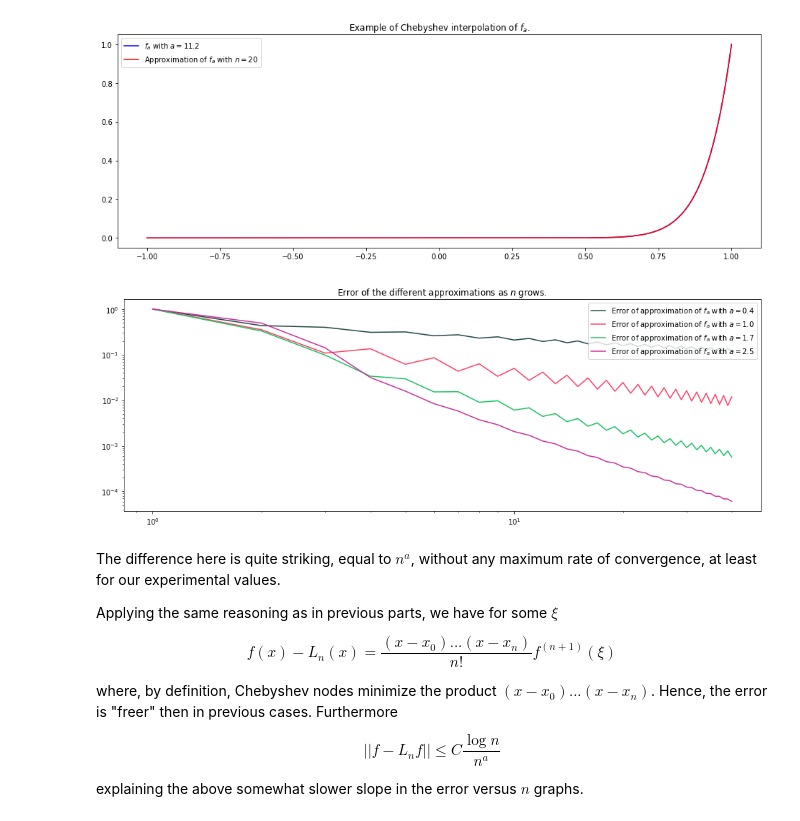
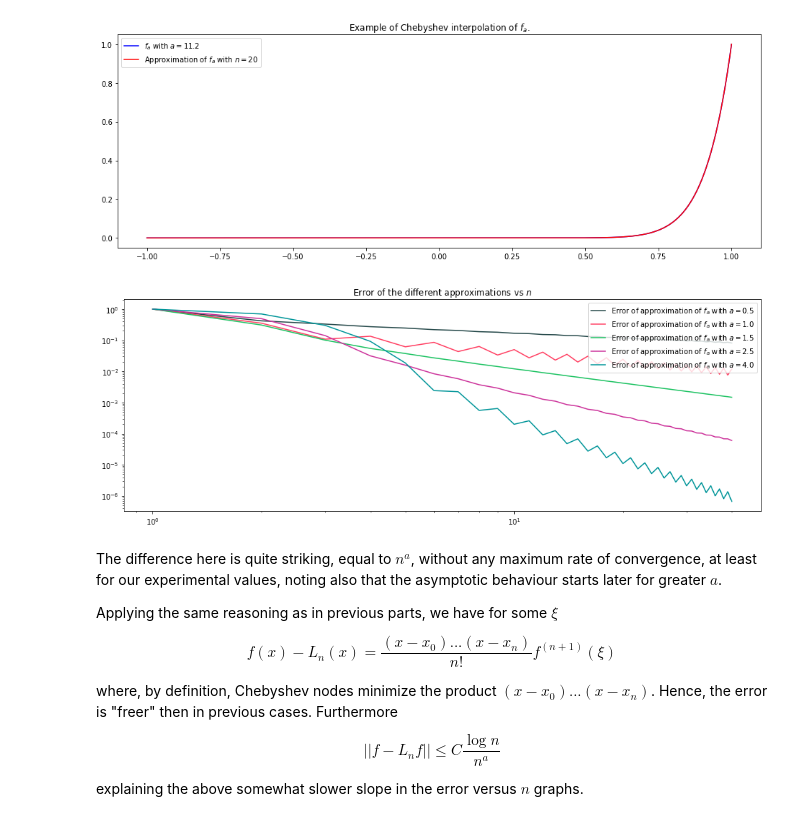
Before and after one commit to MathieuRund/MATH387, a Jupyter notebook: Final/final.ipynb, the cells around one changed output. Drawn from its saved outputs; the diff is of its cells as text; code cells hidden in the pictures.

```diff
--- a/Final/final.ipynb
+++ b/Final/final.ipynb
@@ -182,7 +182,7 @@ def errLin(f,n):
 
 fig = plt.figure(figsize=(16,12))
 n = range(1,151)
-val_A = [1.4,1.7,2,2.5]
+val_A = [1.5,1.7,1.9,2.1, 4]
 for i in range(len(val_A)):
     fa = partial(f, val_A[i])
     errf = partial(errLin, fa)
@@ -259,7 +259,7 @@ def errBern(f,n):
 
 fig = plt.figure(figsize=(16,12))
 n = range(1,51)
-val_A = [0.4,1,1.7,2.5]
+val_A = [0.5,1,1.5,2.5, 4]
 for i in range(len(val_A)):
     fa = partial(f, val_A[i])
     errf = partial(errBern, fa)
@@ -322,29 +322,29 @@ for (a,n) in [(3.7, 20), (0.4, 21), (0.4, 20), (11.2, 20)]:
 # %%
 def errCheb(f,n):
     nodes = cheb(n)
     coeffs = lagrange(nodes,list(map(f,nodes)))
     appf = partial(evalPoly, coeffs)
     return unifNorm(f, appf, -1,1, 1000)
 
 fig = plt.figure(figsize=(16,12))
 n = range(1,41)
-val_A = [0.4,1,1.7,2.5]
+val_A = [0.5,1,1.5,2.5, 4]
 for i in range(len(val_A)):
     fa = partial(f, val_A[i])
     errf = partial(errCheb, fa)
     errors = list(map(errf, n))
     ax1.set_yscale('log')
     ax1.set_xscale('log')
     ax1 = fig.add_subplot(211)
     ax1.plot(n,errors,colors[i], label = 'Error of approximation of $f_a$ with $a=%.1f$'%(val_A[i]))
 
 ax1.set_title(r'Error of the different approximations vs $n$')
 plt.legend(loc='upper right')
 plt.show()
 # %% [output]
-[figure, old version]
+[figure, new version]
 # %% [markdown]
-The difference here is quite striking, equal to $n^a$, without any maximum rate of convergence, at least for our experimental values.
+The difference here is quite striking, equal to $n^a$, without any maximum rate of convergence, at least for our experimental values, noting also that the asymptotic behaviour starts later for greater $a$.
 
 Applying the same reasoning as in previous parts, we have for some $\xi$
 
```
Also changed, not shown: parts of 4 cells of this notebook.
